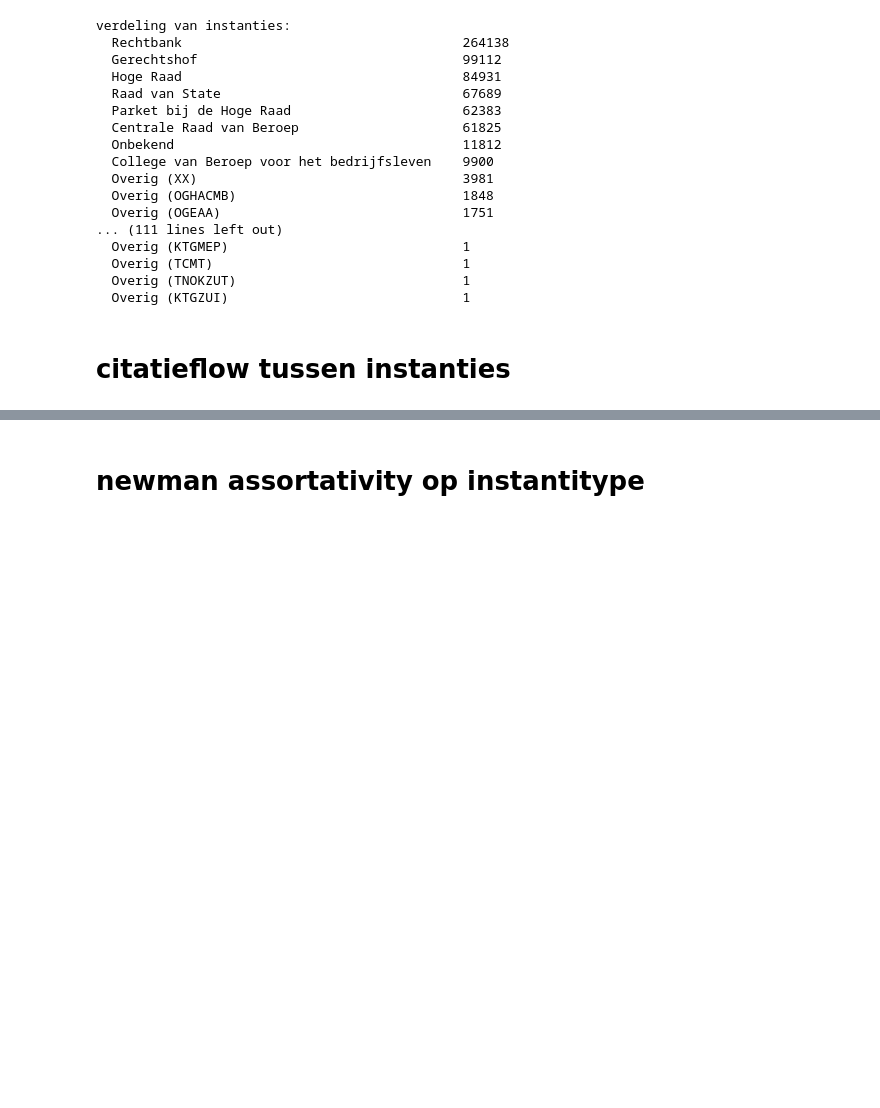
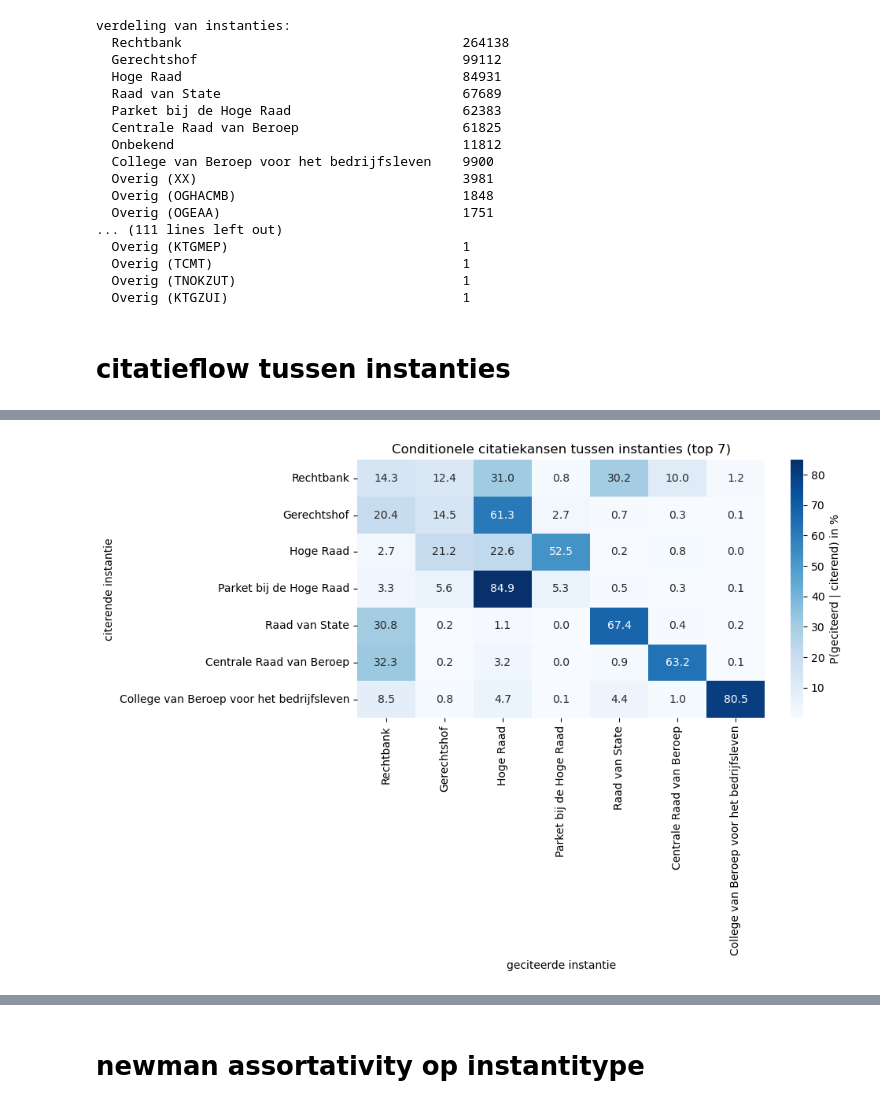
Before and after one commit to vinwiegman/thesis-project, a Jupyter notebook: notebooks/1- eigen_onderzoek.ipynb, the cells around one changed output, grey strips where cells are left out. Drawn from its saved outputs; the diff is of its cells as text; code cells hidden in the pictures; blank space fills up the shorter version.

```diff
--- a/notebooks/1- eigen_onderzoek.ipynb
+++ b/notebooks/1- eigen_onderzoek.ipynb
@@ -602,0 +922,14 @@ plt.show()
+# %%
+mat7_p = mat / mat.sum(axis=1, keepdims=True).clip(min=1)
+
+fig, ax = plt.subplots(figsize=(10, 7))
+sns.heatmap(mat7_p * 100, annot=True, fmt='.1f', cmap='Blues',
+            xticklabels=top7, yticklabels=top7, ax=ax,
+            cbar_kws={'label': 'P(geciteerd | citerend) in %'})
+ax.set_xlabel('geciteerde instantie')
+ax.set_ylabel('citerende instantie')
+ax.set_title('Conditionele citatiekansen tussen instanties (top 7)')
+plt.tight_layout()
+plt.show()
+# %% [output]
+[figure, added]
```
Also changed, not shown: parts of 41 cells of this notebook.
